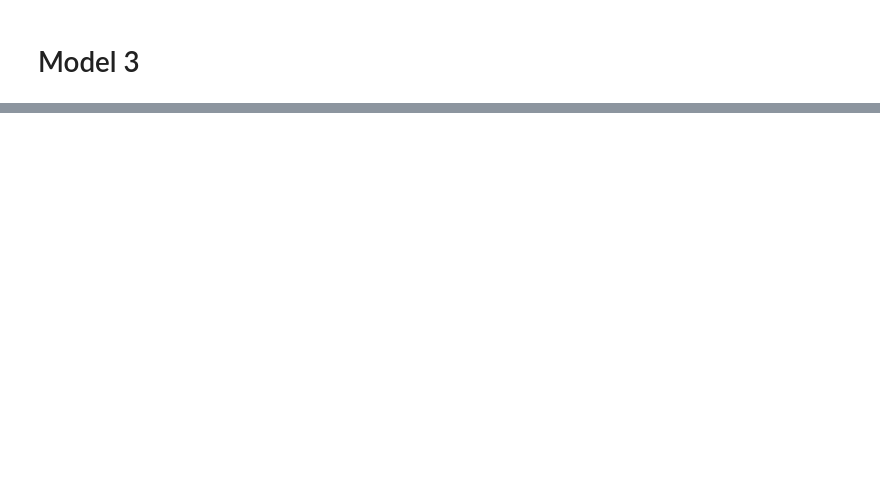
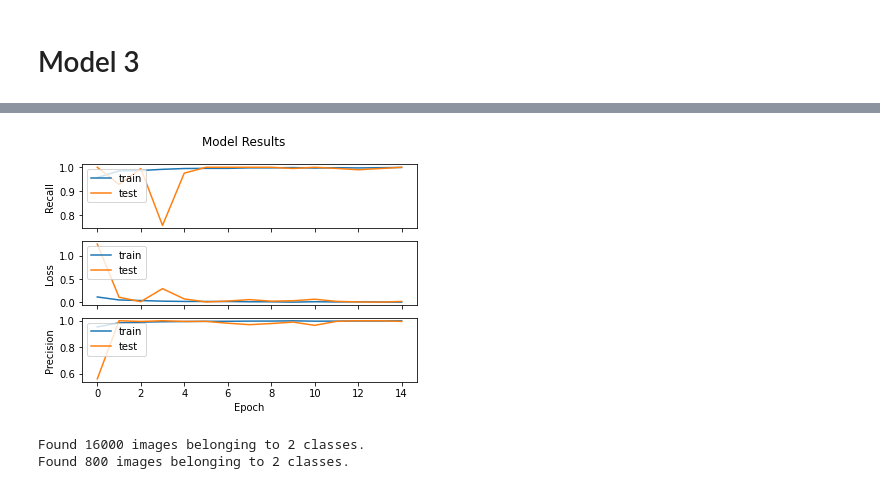
Before and after one commit to edgarbarr1/colon-cancer-cnn, a Jupyter notebook: colon_cancer_image.ipynb, the cells around one changed output, grey strips where cells are left out. Drawn from its saved outputs; the diff is of its cells as text; code cells hidden in the pictures; blank space fills up the shorter version.

```diff
--- a/colon_cancer_image.ipynb
+++ b/colon_cancer_image.ipynb
@@ -485,0 +582,7 @@ As per the documentation of the dataset it appears that the images in the zenodo
+# %%
+history_resnet = model_4.fit(x = resnet_gen,
+                             validation_data = resnet_val_gen,
+                             steps_per_epoch = (resnet_gen.n//20),
+                             validation_steps = (resnet_val_gen.n//20),
+                             epochs = 5,
+                             callbacks = checkpoint)
@@ -485,0 +603,7 @@ As per the documentation of the dataset it appears that the images in the zenodo
+# %%
+sgd = SGD(learning_rate=0.01)
+
+model_4.compile(optimizer=sgd,
+                loss = 'binary_crossentropy',
+                metrics = [Precision(), Recall(), 'accuracy'])
+model_4.summary()
@@ -485,0 +623,11 @@ As per the documentation of the dataset it appears that the images in the zenodo
+# %%
+checkpoint = ModelCheckpoint('drive/MyDrive/colon_dataset/resnet_checkpoint.h5',
+                             save_best_only = True,
+                             monitor = 'val_loss')
+# %%
+history_resnet_unfrozen = model_4.fit(x = resnet_gen,
+                                      validation_data = resnet_val_gen,
+                                      epochs = 15,
+                                      steps_per_epoch = (resnet_gen.n//20),
+                                      validation_steps = (resnet_val_gen.n//20),
+                                      callbacks = checkpoint)
@@ -485,0 +654,24 @@ As per the documentation of the dataset it appears that the images in the zenodo
+# %%
+visualize_training_results(history_resnet_unfrozen, 4)
+# %% [output]
+[figure, added]
+# %%
+resnet_train_eval_generator = ImageDataGenerator(rescale=1.0/255).flow_from_directory(
+    '/content/drive/MyDrive/colon_dataset/train',
+    color_mode='rgb',    # 3 channels
+    target_size=(224,224),
+    batch_size=20,
+    seed=20,
+    shuffle=False
+)
+resnet_validation_eval_generator = ImageDataGenerator(rescale=1.0/255).flow_from_directory(
+    '/content/drive/MyDrive/colon_dataset/validation',
+    color_mode='rgb',    # 3 channels
+    target_size=(224,224),
+    batch_size=20,
+    seed=20,
+    shuffle=False
+)
+# %% [output]
+Found 16000 images belonging to 2 classes.
+Found 800 images belonging to 2 classes.
```
Also changed, not shown: parts of 56 cells of this notebook.
